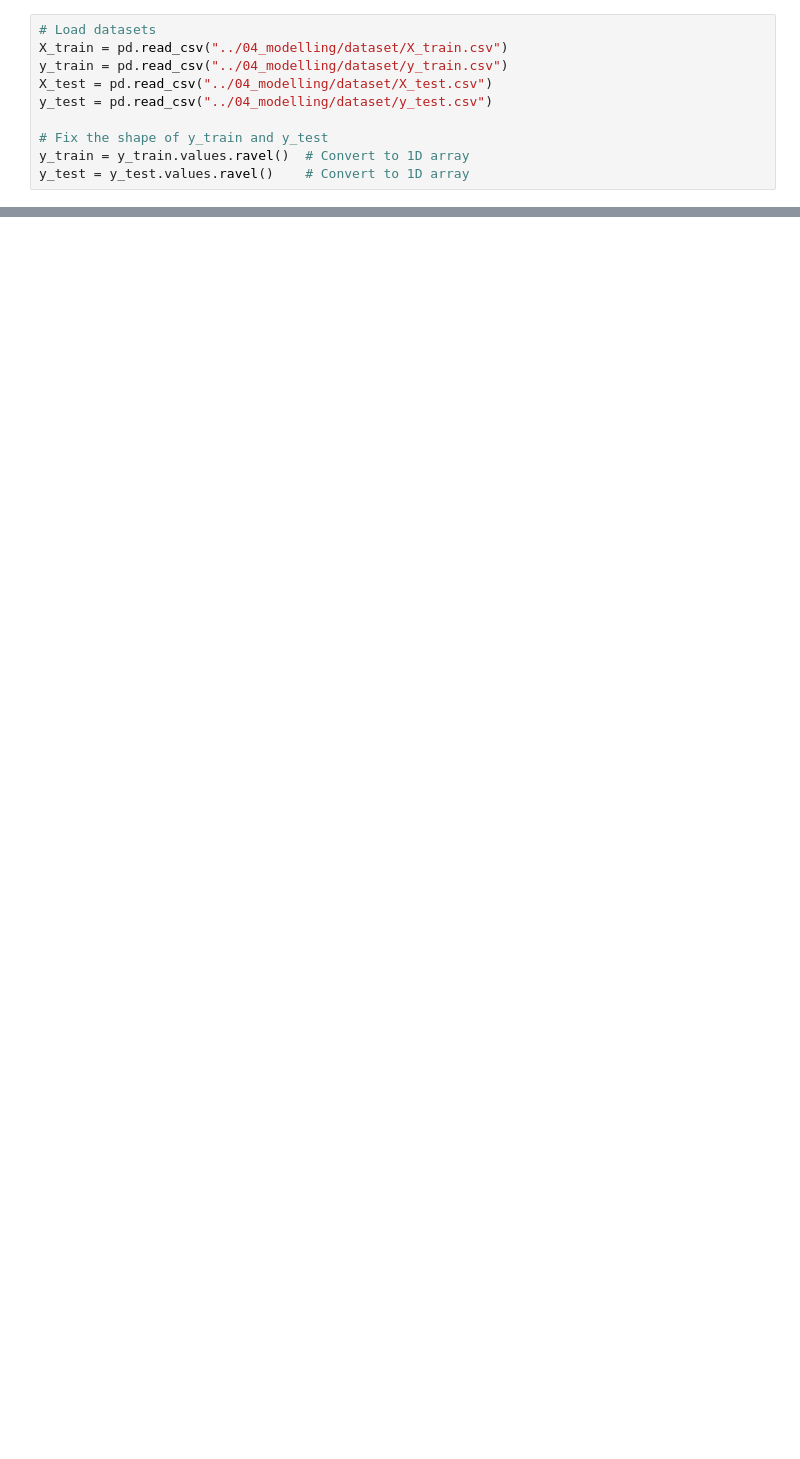
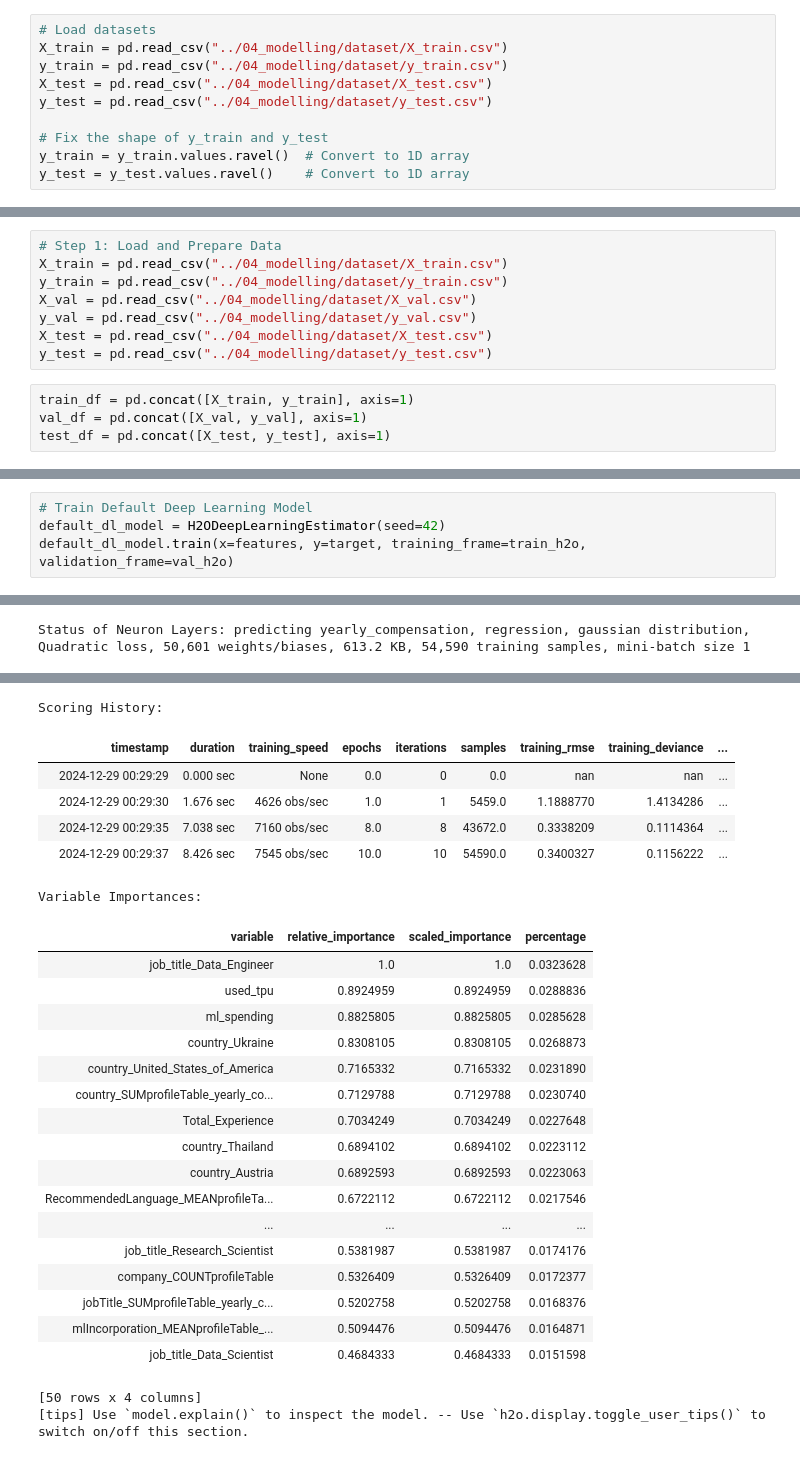
Before and after one commit to Aaron2k02/data-mining-warehousing-wages-analysis, a Jupyter notebook: notebooks/04_modelling/01_AutoNeural.ipynb, the cells around one changed output, grey strips where cells are left out. Drawn from its saved outputs; the diff is of its cells as text; blank space fills up the shorter version.

```diff
--- a/notebooks/04_modelling/01_AutoNeural.ipynb
+++ b/notebooks/04_modelling/01_AutoNeural.ipynb
@@ -123,0 +480,12 @@ best_model = run_classifier(mlp, param_grid_mlp, X_train, y_train, X_test, y_tes
+# %%
+# Step 1: Load and Prepare Data
+X_train = pd.read_csv("../04_modelling/dataset/X_train.csv")
+y_train = pd.read_csv("../04_modelling/dataset/y_train.csv")
+X_val = pd.read_csv("../04_modelling/dataset/X_val.csv")
+y_val = pd.read_csv("../04_modelling/dataset/y_val.csv")
+X_test = pd.read_csv("../04_modelling/dataset/X_test.csv")
+y_test = pd.read_csv("../04_modelling/dataset/y_test.csv")
+# %%
+train_df = pd.concat([X_train, y_train], axis=1)
+val_df = pd.concat([X_val, y_val], axis=1)
+test_df = pd.concat([X_test, y_test], axis=1)
@@ -123,0 +533,5 @@ best_model = run_classifier(mlp, param_grid_mlp, X_train, y_train, X_test, y_tes
+# %%
+# Train Default Deep Learning Model
+default_dl_model = H2ODeepLearningEstimator(seed=42)
+default_dl_model.train(x=features, y=target, training_frame=train_h2o, validation_frame=val_h2o)
+# %% [output]
@@ -123,0 +540 @@ best_model = run_classifier(mlp, param_grid_mlp, X_train, y_train, X_test, y_tes
+Status of Neuron Layers: predicting yearly_compensation, regression, gaussian distribution, Quadratic loss, 50,601 weights/biases, 613.2 KB, 54,590 training samples, mini-batch size 1
@@ -123,0 +548,26 @@ best_model = run_classifier(mlp, param_grid_mlp, X_train, y_train, X_test, y_tes
+Scoring History:
+|  | timestamp | duration | training_speed | epochs | iterations | samples | training_rmse | training_deviance | ... |
+|  | 2024-12-29 00:29:29 | 0.000 sec | None | 0.0 | 0 | 0.0 | nan | nan | ... |
+|  | 2024-12-29 00:29:30 | 1.676 sec | 4626 obs/sec | 1.0 | 1 | 5459.0 | 1.1888770 | 1.4134286 | ... |
+|  | 2024-12-29 00:29:35 | 7.038 sec | 7160 obs/sec | 8.0 | 8 | 43672.0 | 0.3338209 | 0.1114364 | ... |
+|  | 2024-12-29 00:29:37 | 8.426 sec | 7545 obs/sec | 10.0 | 10 | 54590.0 | 0.3400327 | 0.1156222 | ... |
+Variable Importances:
+| variable | relative_importance | scaled_importance | percentage |
+| job_title_Data_Engineer | 1.0 | 1.0 | 0.0323628 |
+| used_tpu | 0.8924959 | 0.8924959 | 0.0288836 |
+| ml_spending | 0.8825805 | 0.8825805 | 0.0285628 |
+| country_Ukraine | 0.8308105 | 0.8308105 | 0.0268873 |
+| country_United_States_of_America | 0.7165332 | 0.7165332 | 0.0231890 |
+| country_SUMprofileTable_yearly_co... | 0.7129788 | 0.7129788 | 0.0230740 |
+| Total_Experience | 0.7034249 | 0.7034249 | 0.0227648 |
+| country_Thailand | 0.6894102 | 0.6894102 | 0.0223112 |
+| country_Austria | 0.6892593 | 0.6892593 | 0.0223063 |
+| RecommendedLanguage_MEANprofileTa... | 0.6722112 | 0.6722112 | 0.0217546 |
+| ... | ... | ... | ... |
+| job_title_Research_Scientist | 0.5381987 | 0.5381987 | 0.0174176 |
+| company_COUNTprofileTable | 0.5326409 | 0.5326409 | 0.0172377 |
+| jobTitle_SUMprofileTable_yearly_c... | 0.5202758 | 0.5202758 | 0.0168376 |
+| mlIncorporation_MEANprofileTable_... | 0.5094476 | 0.5094476 | 0.0164871 |
+| job_title_Data_Scientist | 0.4684333 | 0.4684333 | 0.0151598 |
+[50 rows x 4 columns]
+[tips] Use `model.explain()` to inspect the model. -- Use `h2o.display.toggle_user_tips()` to switch on/off this section.
```
Also changed, not shown: parts of 79 cells of this notebook, 4 other files.
